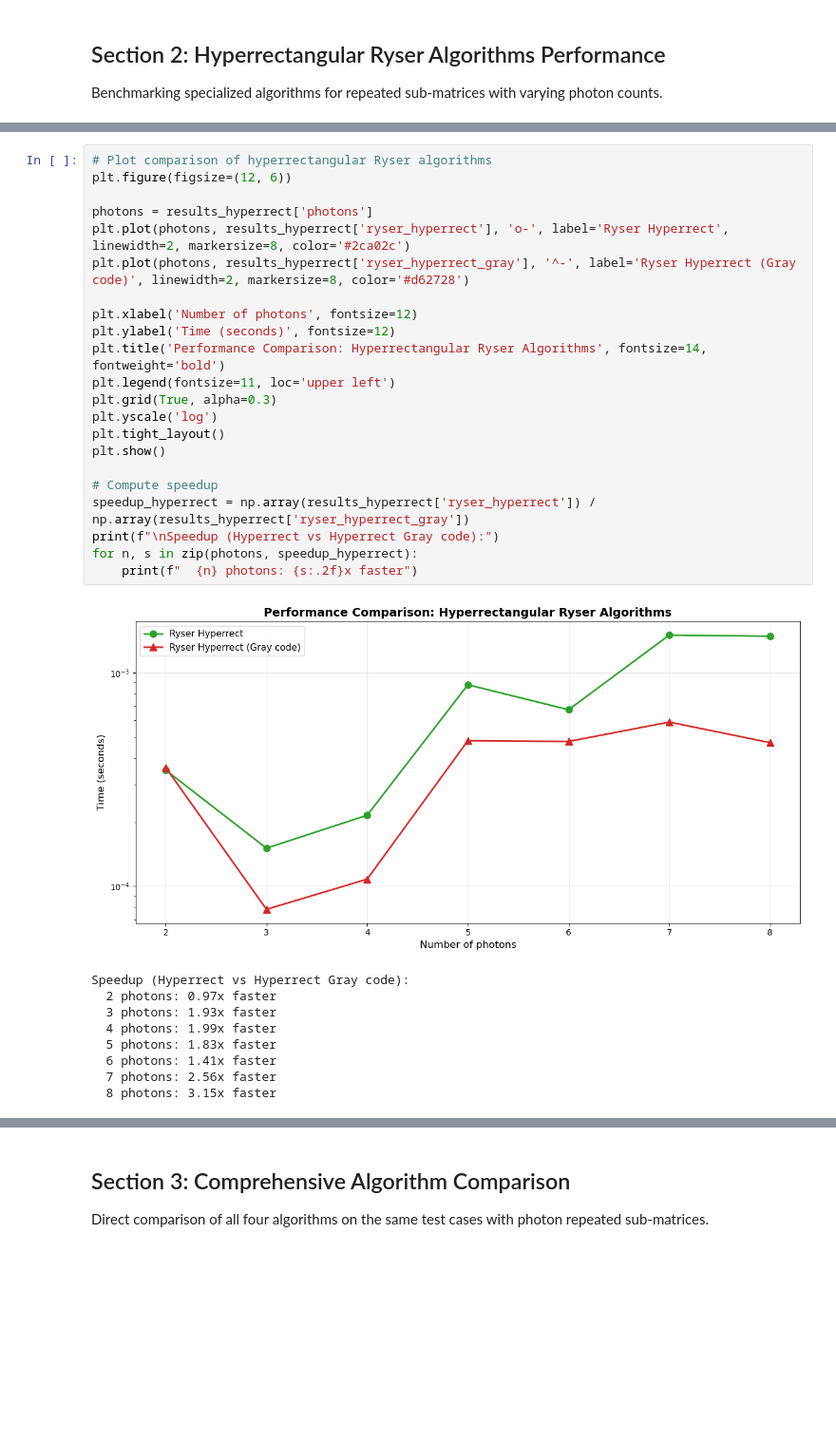
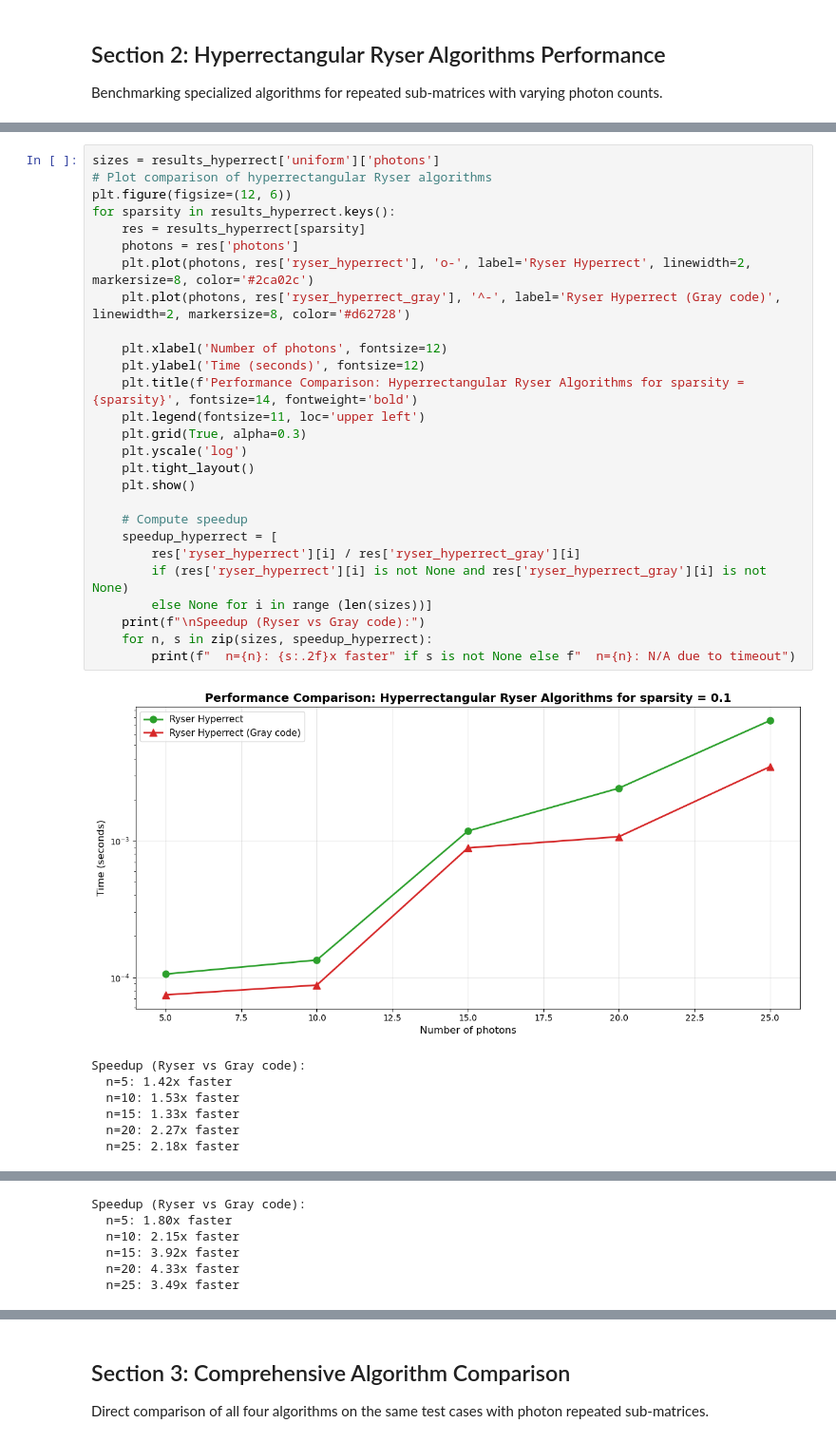
Before and after one commit to Titouan-Moine/QuOptics, a Jupyter notebook: ryser/permanent_performance_bad.ipynb, the cells around one changed output, grey strips where cells are left out. Shown at 95% size. Cells and saved outputs as stored; diff of their text form; blank space fills up the shorter version.

Commit message:
performance analysis notebook almost complete

```diff
--- a/ryser/permanent_performance_bad.ipynb
+++ b/ryser/permanent_performance_bad.ipynb
@@ -269,34 +324,37 @@ Testing hyperrectangular algorithms with 8 photons...
 
 Benchmark completed!
 # %%
+sizes = results_hyperrect['uniform']['photons']
 # Plot comparison of hyperrectangular Ryser algorithms
 plt.figure(figsize=(12, 6))
+for sparsity in results_hyperrect.keys():
+    res = results_hyperrect[sparsity]
+    photons = res['photons']
+    plt.plot(photons, res['ryser_hyperrect'], 'o-', label='Ryser Hyperrect', linewidth=2, markersize=8, color='#2ca02c')
+    plt.plot(photons, res['ryser_hyperrect_gray'], '^-', label='Ryser Hyperrect (Gray code)', linewidth=2, markersize=8, color='#d62728')
 
-photons = results_hyperrect['photons']
-plt.plot(photons, results_hyperrect['ryser_hyperrect'], 'o-', label='Ryser Hyperrect', linewidth=2, markersize=8, color='#2ca02c')
-plt.plot(photons, results_hyperrect['ryser_hyperrect_gray'], '^-', label='Ryser Hyperrect (Gray code)', linewidth=2, markersize=8, color='#d62728')
+    plt.xlabel('Number of photons', fontsize=12)
+    plt.ylabel('Time (seconds)', fontsize=12)
+    plt.title(f'Performance Comparison: Hyperrectangular Ryser Algorithms for sparsity = {sparsity}', fontsize=14, fontweight='bold')
+    plt.legend(fontsize=11, loc='upper left')
+    plt.grid(True, alpha=0.3)
+    plt.yscale('log')
+    plt.tight_layout()
+    plt.show()
 
-plt.xlabel('Number of photons', fontsize=12)
-plt.ylabel('Time (seconds)', fontsize=12)
-plt.title('Performance Comparison: Hyperrectangular Ryser Algorithms', fontsize=14, fontweight='bold')
-plt.legend(fontsize=11, loc='upper left')
-plt.grid(True, alpha=0.3)
-plt.yscale('log')
-plt.tight_layout()
-plt.show()
-
-# Compute speedup
-speedup_hyperrect = np.array(results_hyperrect['ryser_hyperrect']) / np.array(results_hyperrect['ryser_hyperrect_gray'])
-print(f"\nSpeedup (Hyperrect vs Hyperrect Gray code):")
-for n, s in zip(photons, speedup_hyperrect):
-    print(f"  {n} photons: {s:.2f}x faster")
+    # Compute speedup
+    speedup_hyperrect = [
+        res['ryser_hyperrect'][i] / res['ryser_hyperrect_gray'][i]
+        if (res['ryser_hyperrect'][i] is not None and res['ryser_hyperrect_gray'][i] is not None)
+        else None for i in range (len(sizes))]
+    print(f"\nSpeedup (Ryser vs Gray code):")
+    for n, s in zip(sizes, speedup_hyperrect):
+        print(f"  n={n}: {s:.2f}x faster" if s is not None else f"  n={n}: N/A due to timeout")
 # %% [output]
-[figure, old version]
+[figure, new version]
-Speedup (Hyperrect vs Hyperrect Gray code):
-  2 photons: 0.97x faster
-  3 photons: 1.93x faster
-  4 photons: 1.99x faster
-  5 photons: 1.83x faster
-  6 photons: 1.41x faster
-  7 photons: 2.56x faster
-  8 photons: 3.15x faster
+Speedup (Ryser vs Gray code):
+  n=5: 1.42x faster
+  n=10: 1.53x faster
+  n=15: 1.33x faster
+  n=20: 2.27x faster
+  n=25: 2.18x faster
@@ -302,0 +362,6 @@ Speedup (Hyperrect vs Hyperrect Gray code):
+Speedup (Ryser vs Gray code):
+  n=5: 1.80x faster
+  n=10: 2.15x faster
+  n=15: 3.92x faster
+  n=20: 4.33x faster
+  n=25: 3.49x faster
```
Also changed, not shown: parts of 7 cells of this notebook, 1 other file.
